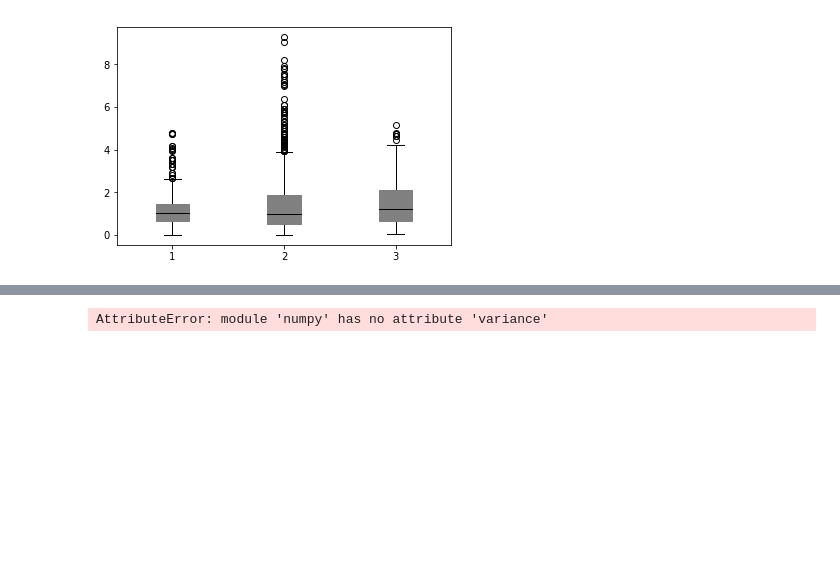
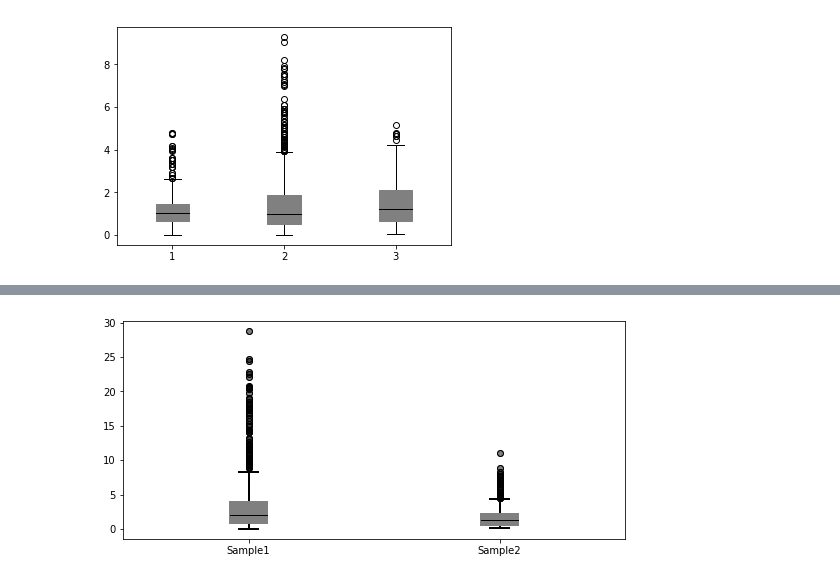
Before and after one commit to joaodolobo/Gini_coefficients, a Jupyter notebook: Gini_coefficients.ipynb, the cells around one changed output, grey strips where cells are left out. Cells and saved outputs as stored; diff of their text form; code cells hidden in the pictures; blank space fills up the shorter version.

```diff
--- a/Gini_coefficients.ipynb
+++ b/Gini_coefficients.ipynb
@@ -142,7 +144,7 @@ for cap in bp['caps']:
 
 ## change color and linewidth of the medians
 for median in bp['medians']:
-#    median.set(color='black', linewidth=1)
+    median.set(color='black', linewidth=1)
 
 ## change the style of fliers and their fill
 for flier in bp['fliers']:
@@ -157,4 +159 @@ IndentationError: expected an indented block (<ipython-input-13-2742dfb53a0b>, l
+[figure, added]
-# %%
- np.(df_capacitated.Dist,  weights = df_capacitated.Alunos_alocados_2011)
-# %% [output]
-AttributeError: module 'numpy' has no attribute 'variance'
```
Also changed, not shown: parts of 5 cells of this notebook, 3 other files.
